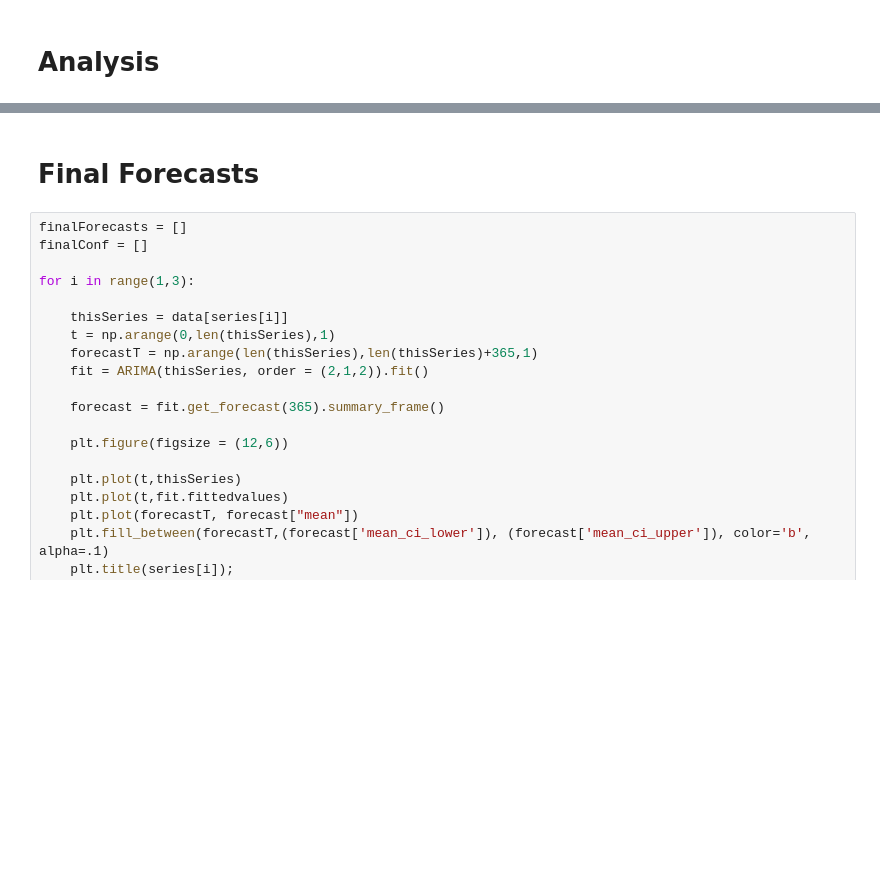
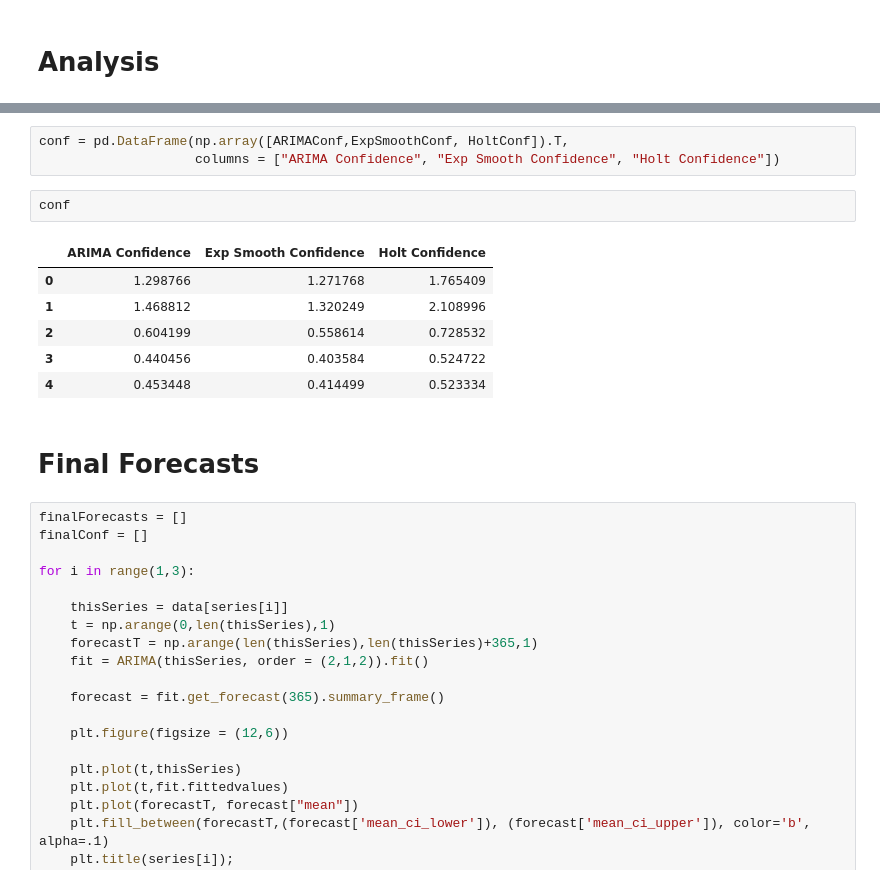
Before and after one commit to nguye639/Stat773Project, a Jupyter notebook: modelCreation.ipynb, the cells around one changed output, grey strips where cells are left out. Cells and saved outputs as stored; diff of their text form; blank space fills up the shorter version.

```diff
--- a/modelCreation.ipynb
+++ b/modelCreation.ipynb
@@ -154,3 +149,15 @@ fits
+# %%
+conf = pd.DataFrame(np.array([ARIMAConf,ExpSmoothConf, HoltConf]).T,
+                    columns = ["ARIMA Confidence", "Exp Smooth Confidence", "Holt Confidence"])
+# %%
+conf
+# %% [output]
+|  | ARIMA Confidence | Exp Smooth Confidence | Holt Confidence |
+| 0 | 1.298766 | 1.271768 | 1.765409 |
+| 1 | 1.468812 | 1.320249 | 2.108996 |
+| 2 | 0.604199 | 0.558614 | 0.728532 |
+| 3 | 0.440456 | 0.403584 | 0.524722 |
+| 4 | 0.453448 | 0.414499 | 0.523334 |
 # %% [markdown]
 # Final Forecasts
 # %%
```
Also changed, not shown: parts of 4 cells of this notebook, 1 other file.
